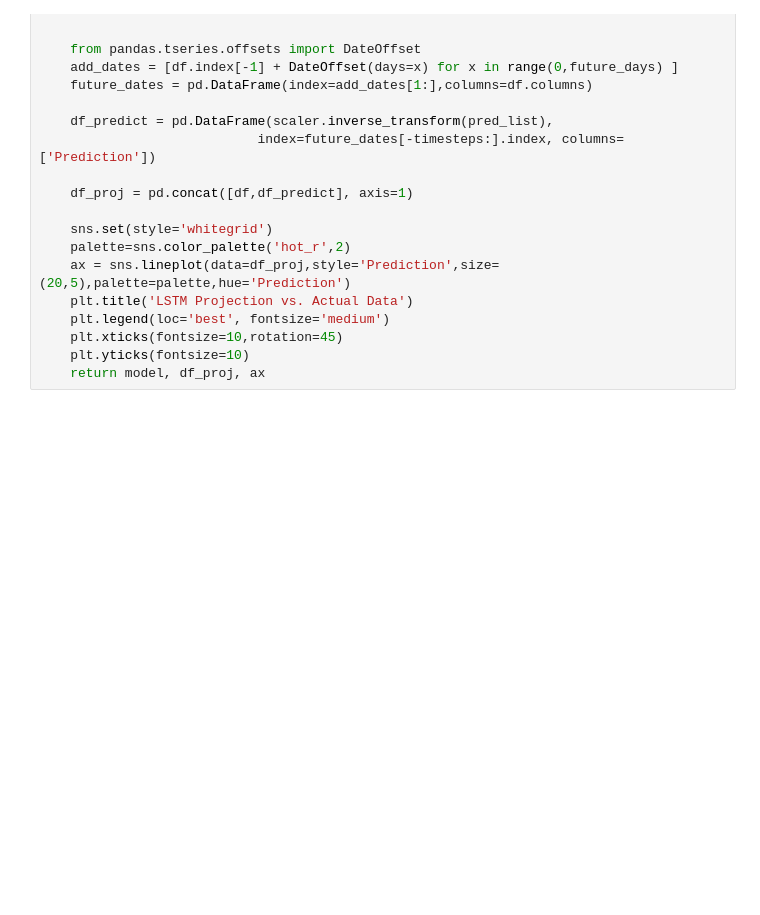
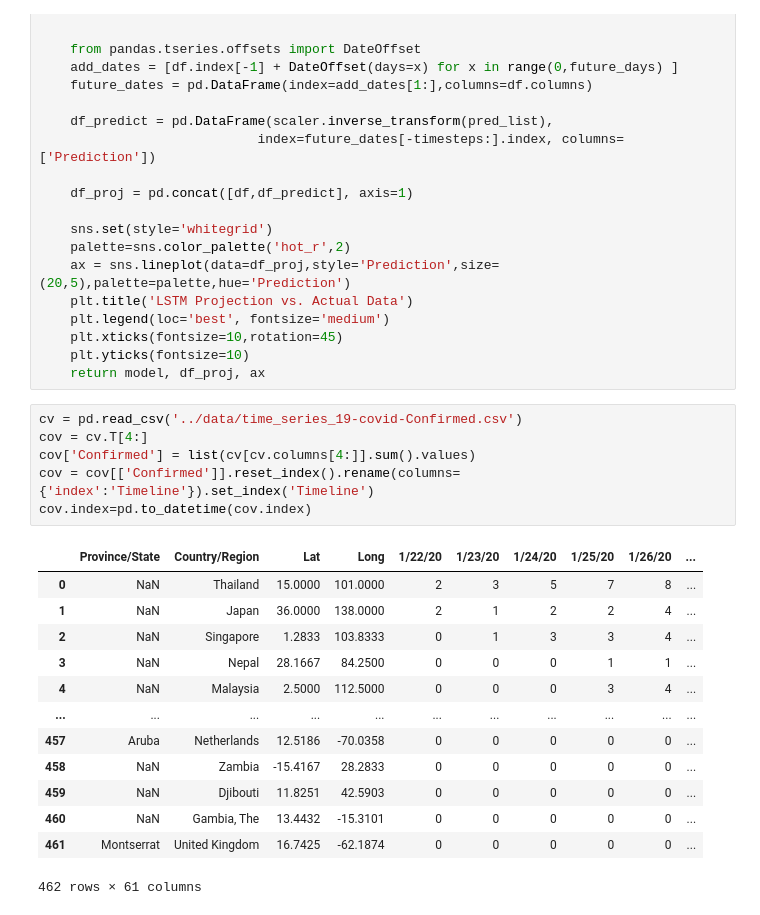
Before and after one commit to Skye-FY/Ironhack_Final_Project, a Jupyter notebook: code/LSTMfunc.ipynb, the cells around one changed output. Saved outputs shown, nothing was run; the diff lists cells and outputs as text; blank space fills up the shorter version.

```diff
--- a/code/LSTMfunc.ipynb
+++ b/code/LSTMfunc.ipynb
@@ -322,3 +322,23 @@ def LSTM_BonA(df1,df2,timesteps,n_features,future_days):
     plt.xticks(fontsize=10,rotation=45)
     plt.yticks(fontsize=10)
     return model, df_proj, ax
+# %%
+cv = pd.read_csv('../data/time_series_19-covid-Confirmed.csv')
+cov = cv.T[4:]
+cov['Confirmed'] = list(cv[cv.columns[4:]].sum().values)
+cov = cov[['Confirmed']].reset_index().rename(columns={'index':'Timeline'}).set_index('Timeline')
+cov.index=pd.to_datetime(cov.index)
+# %% [output]
+|  | Province/State | Country/Region | Lat | Long | 1/22/20 | 1/23/20 | 1/24/20 | 1/25/20 | 1/26/20 | ... |
+| 0 | NaN | Thailand | 15.0000 | 101.0000 | 2 | 3 | 5 | 7 | 8 | ... |
+| 1 | NaN | Japan | 36.0000 | 138.0000 | 2 | 1 | 2 | 2 | 4 | ... |
+| 2 | NaN | Singapore | 1.2833 | 103.8333 | 0 | 1 | 3 | 3 | 4 | ... |
+| 3 | NaN | Nepal | 28.1667 | 84.2500 | 0 | 0 | 0 | 1 | 1 | ... |
+| 4 | NaN | Malaysia | 2.5000 | 112.5000 | 0 | 0 | 0 | 3 | 4 | ... |
+| ... | ... | ... | ... | ... | ... | ... | ... | ... | ... | ... |
+| 457 | Aruba | Netherlands | 12.5186 | -70.0358 | 0 | 0 | 0 | 0 | 0 | ... |
+| 458 | NaN | Zambia | -15.4167 | 28.2833 | 0 | 0 | 0 | 0 | 0 | ... |
+| 459 | NaN | Djibouti | 11.8251 | 42.5903 | 0 | 0 | 0 | 0 | 0 | ... |
+| 460 | NaN | Gambia, The | 13.4432 | -15.3101 | 0 | 0 | 0 | 0 | 0 | ... |
+| 461 | Montserrat | United Kingdom | 16.7425 | -62.1874 | 0 | 0 | 0 | 0 | 0 | ... |
+462 rows × 61 columns
```
Also changed, not shown: parts of 6 cells of this notebook, 7 other files.
